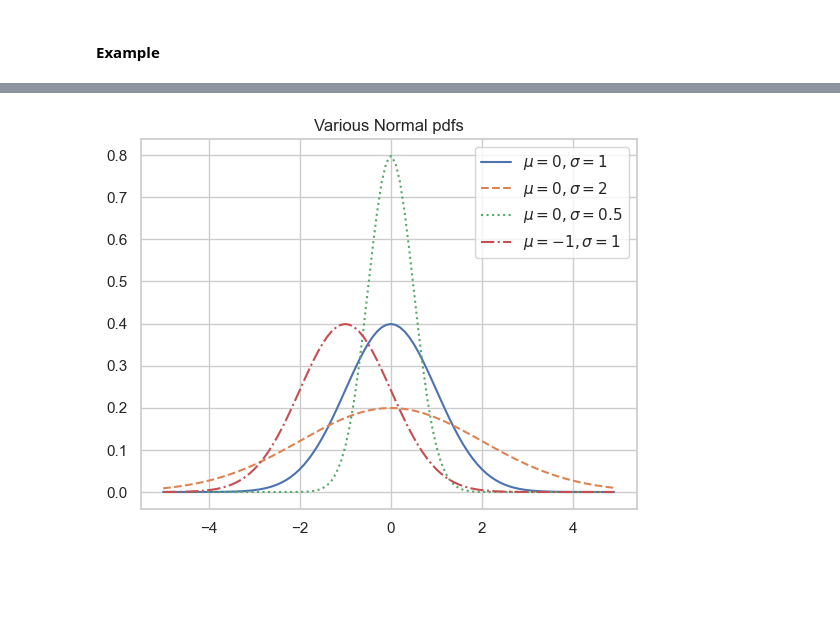
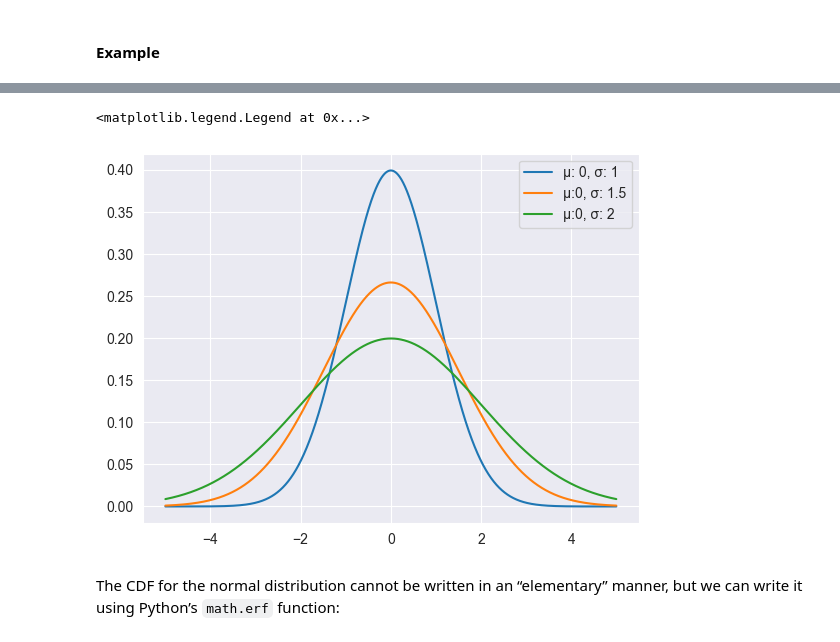
Before and after one commit to valatwork/statistics, a Jupyter notebook: 026-normal-distribution.ipynb, the cells around one changed output, grey strips where cells are left out. Drawn from its saved outputs; the diff is of its cells as text; code cells hidden in the pictures; blank space fills up the shorter version.

```diff
--- a/026-normal-distribution.ipynb
+++ b/026-normal-distribution.ipynb
@@ -92,16 +94,16 @@ _ = plt.xlabel('Head flips (out of 100 tosses')
-# %%
-SQRT_TWO_PI = math.sqrt(2 * math.pi)
-
-def normal_pdf(x: float, mu: float = 0, sigma: float = 1) -> float:
-    return (math.exp(-(x-mu) ** 2 / 2 / sigma ** 2) / (SQRT_TWO_PI * sigma))
-
-xs = [x / 10.0 for x in range(-50, 50)]
-plt.plot(xs,[normal_pdf(x,sigma=1) for x in xs],'-',label=r'$\mu=0,\sigma=1$')
-plt.plot(xs,[normal_pdf(x,sigma=2) for x in xs],'--',label=r'$\mu=0,\sigma=2$')
-plt.plot(xs,[normal_pdf(x,sigma=0.5) for x in xs],':',label=r'$\mu=0,\sigma=0.5$')
-plt.plot(xs,[normal_pdf(x,mu=-1)   for x in xs],'-.',label=r'$\mu=-1,\sigma=1$')
-plt.legend()
-plt.title("Various Normal pdfs")
-plt.show()
-# %% [output]
-[figure, removed]
+# %%
+#x-axis ranges from -5 and 5 with .001 steps
+x = np.arange(-5, 5, 0.001)
+
+#define multiple normal distributions
+plt.plot(x, norm.pdf(x, 0, 1), label='μ: 0, σ: 1')
+plt.plot(x, norm.pdf(x, 0, 1.5), label='μ:0, σ: 1.5')
+plt.plot(x, norm.pdf(x, 0, 2), label='μ:0, σ: 2')
+
+#add legend to plot
+plt.legend()
+# %% [output]
+<matplotlib.legend.Legend at 0x...>
+[figure, added]
+# %% [markdown]
+The CDF for the normal distribution cannot be written in an “elementary” manner, but we can write it using Python’s `math.erf` function:
```
Also changed, not shown: parts of 16 cells of this notebook, 8 other files.
